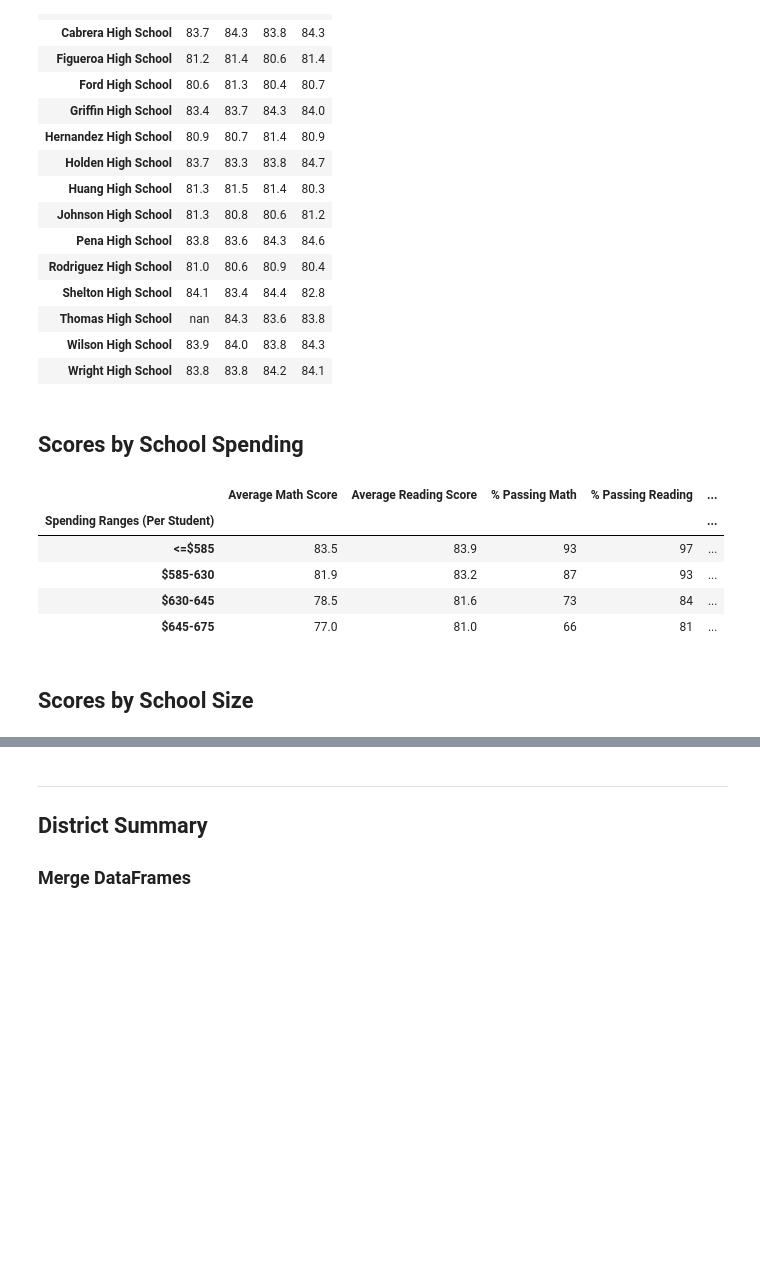
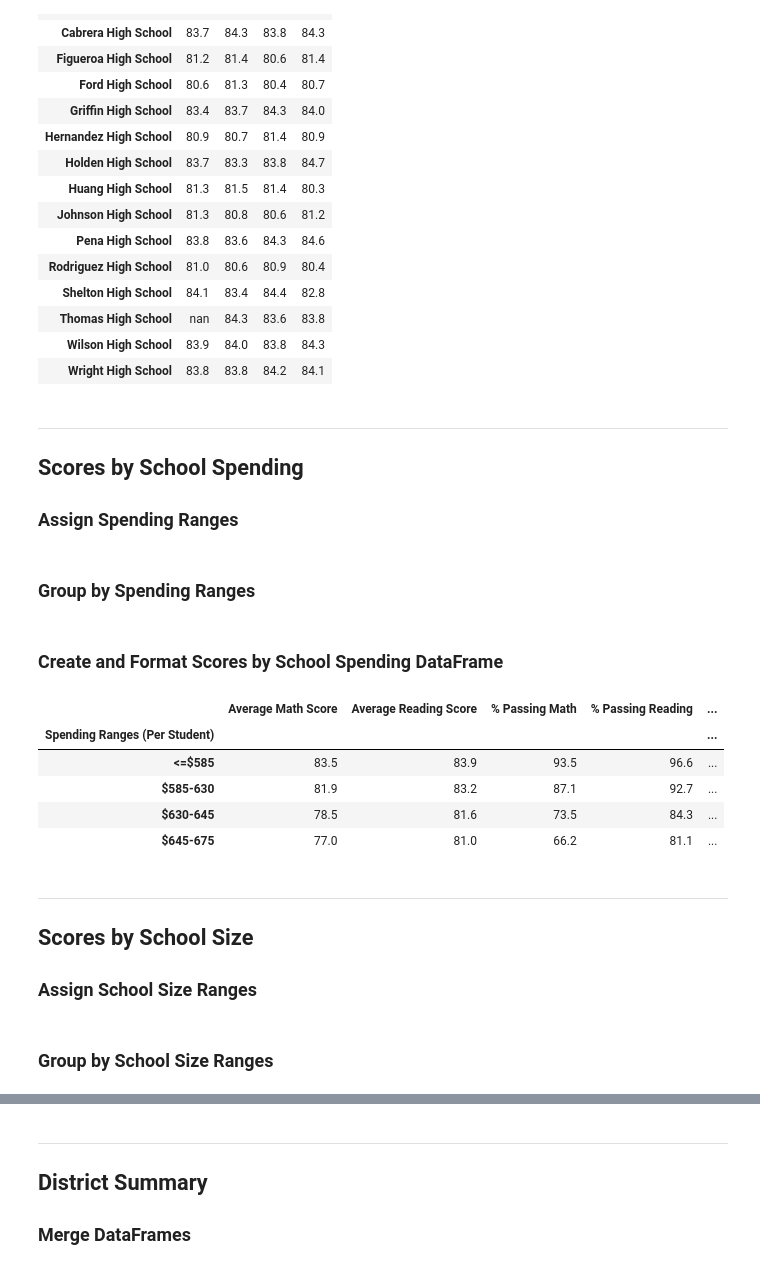
Before and after one commit to cdpeters/school-district-analysis-pandas, a Jupyter notebook: PyCitySchools_Challenge.ipynb, the cells around one changed output, grey strips where cells are left out. Drawn from its saved outputs; the diff is of its cells as text; code cells hidden in the pictures; blank space fills up the shorter version.

```diff
--- a/PyCitySchools_Challenge.ipynb
+++ b/PyCitySchools_Challenge.ipynb
@@ -218,7 +244,12 @@ per_school_summary_df = pd.DataFrame({
     "Average Reading Score": per_school_reading,
     "% Passing Math": per_school_passing_math,
     "% Passing Reading": per_school_passing_reading,
-    "% Overall Passing": per_overall_passing_percentage})
+    "% Overall Passing": per_overall_passing_percentage
+})
 
+# Format the Total School Budget and the Per Student Budget
+per_school_summary_df["Total School Budget"] = per_school_summary_df["Total School Budget"].map("${:,.2f}".format)
+per_school_summary_df["Per Student Budget"] = per_school_summary_df["Per Student Budget"].map("${:,.2f}".format)
 
-# per_school_summary_df.head()
+# Display the data frame
+per_school_summary_df
@@ -424,7 +471,10 @@ reading_scores_by_grade_df
 | Wilson High School | 83.9 | 84.0 | 83.8 | 84.3 |
 | Wright High School | 83.8 | 83.8 | 84.2 | 84.1 |
 # %% [markdown]
+<hr />
+
 ## Scores by School Spending
+### Assign Spending Ranges
 # %%
 # Establish the spending bins and group names.
 spending_bins = [0, 585, 630, 645, 675]
@@ -432,6 +482,8 @@ group_names = ["<=$585", "$585-630", "$630-645", "$645-675"]
 
 # Categorize spending based on the bins.
 per_school_summary_df["Spending Ranges (Per Student)"] = pd.cut(per_school_capita, spending_bins, labels=group_names)
+# %% [markdown]
+### Group by Spending Ranges
 # %%
 # Calculate averages for the desired columns.
 spending_math_scores = per_school_summary_df.groupby(["Spending Ranges (Per Student)"]).mean()["Average Math Score"]
@@ -445,36 +497,41 @@ spending_passing_reading = (
     per_school_summary_df.groupby(["Spending Ranges (Per Student)"]).mean()["% Passing Reading"]
 )
 spending_passing_both = per_school_summary_df.groupby(["Spending Ranges (Per Student)"]).mean()["% Overall Passing"]
+# %% [markdown]
+### Create and Format Scores by School Spending DataFrame
 # %%
 # Create the DataFrame
 spending_summary_df = pd.DataFrame({
     "Average Math Score": spending_math_scores,
     "Average Reading Score": spending_reading_scores,
     "% Passing Math": spending_passing_math,
     "% Passing Reading": spending_passing_reading,
     "% Overall Passing": spending_passing_both,
 })
+
+# Format the DataFrame
+# Format average columns
+spending_summary_df["Average Math Score"] = spending_summary_df["Average Math Score"].map("{:.1f}".format)
+spending_summary_df["Average Reading Score"] = spending_summary_df["Average Reading Score"].map("{:.1f}".format)
+
+# Format percentage columns
+spending_summary_df["% Passing Math"] = spending_summary_df["% Passing Math"].map("{:.1f}".format)
+spending_summary_df["% Passing Reading"] = spending_summary_df["% Passing Reading"].map("{:.1f}".format)
+spending_summary_df["% Overall Passing"] = spending_summary_df["% Overall Passing"].map("{:.1f}".format)
+
+spending_summary_df
+# %% [output]
+|  | Average Math Score | Average Reading Score | % Passing Math | % Passing Reading | ... |
+| Spending Ranges (Per Student) |  |  |  |  | ... |
+| <=$585 | 83.5 | 83.9 | 93.5 | 96.6 | ... |
+| $585-630 | 81.9 | 83.2 | 87.1 | 92.7 | ... |
+| $630-645 | 78.5 | 81.6 | 73.5 | 84.3 | ... |
+| $645-675 | 77.0 | 81.0 | 66.2 | 81.1 | ... |
-# %%
-# Format the DataFrame
-# Format average columns
-spending_summary_df["Average Math Score"] = spending_summary_df["Average Math Score"].map("{:.1f}".format)
-spending_summary_df["Average Reading Score"] = spending_summary_df["Average Reading Score"].map("{:.1f}".format)
-
-# Format percentage columns
-spending_summary_df["% Passing Math"] = spending_summary_df["% Passing Math"].map("{:.0f}".format)
-spending_summary_df["% Passing Reading"] = spending_summary_df["% Passing Reading"].map("{:.0f}".format)
-spending_summary_df["% Overall Passing"] = spending_summary_df["% Overall Passing"].map("{:.0f}".format)
-
-spending_summary_df
-# %% [output]
-|  | Average Math Score | Average Reading Score | % Passing Math | % Passing Reading | ... |
-| Spending Ranges (Per Student) |  |  |  |  | ... |
-| <=$585 | 83.5 | 83.9 | 93 | 97 | ... |
-| $585-630 | 81.9 | 83.2 | 87 | 93 | ... |
-| $630-645 | 78.5 | 81.6 | 73 | 84 | ... |
-| $645-675 | 77.0 | 81.0 | 66 | 81 | ... |
 # %% [markdown]
+<hr />
+
 ## Scores by School Size
+### Assign School Size Ranges
 # %%
 # Establish the bins.
 size_bins = [0, 1000, 2000, 5000]
@@ -482,6 +539,8 @@ group_names = ["Small (<1000)", "Medium (1000-2000)", "Large (2000-5000)"]
 
 # Categorize spending based on the bins.
 per_school_summary_df["School Size"] = pd.cut(per_school_summary_df["Total Students"], size_bins, labels=group_names)
+# %% [markdown]
+### Group by School Size Ranges
 # %%
 # Calculate averages for the desired columns.
 size_math_scores = per_school_summary_df.groupby(["School Size"]).mean()["Average Math Score"]
```
Also changed, not shown: parts of 143 cells of this notebook, 2 other files.
